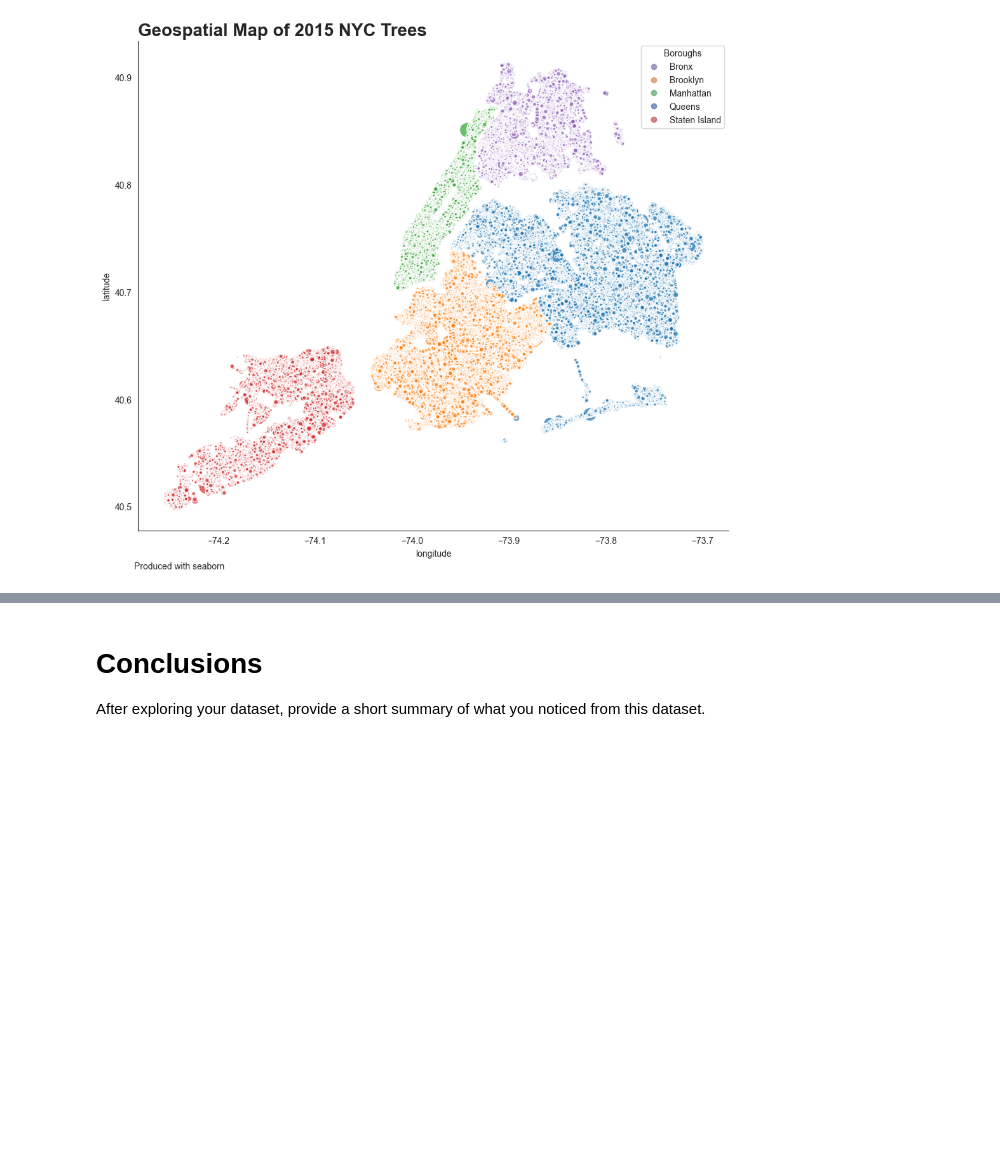
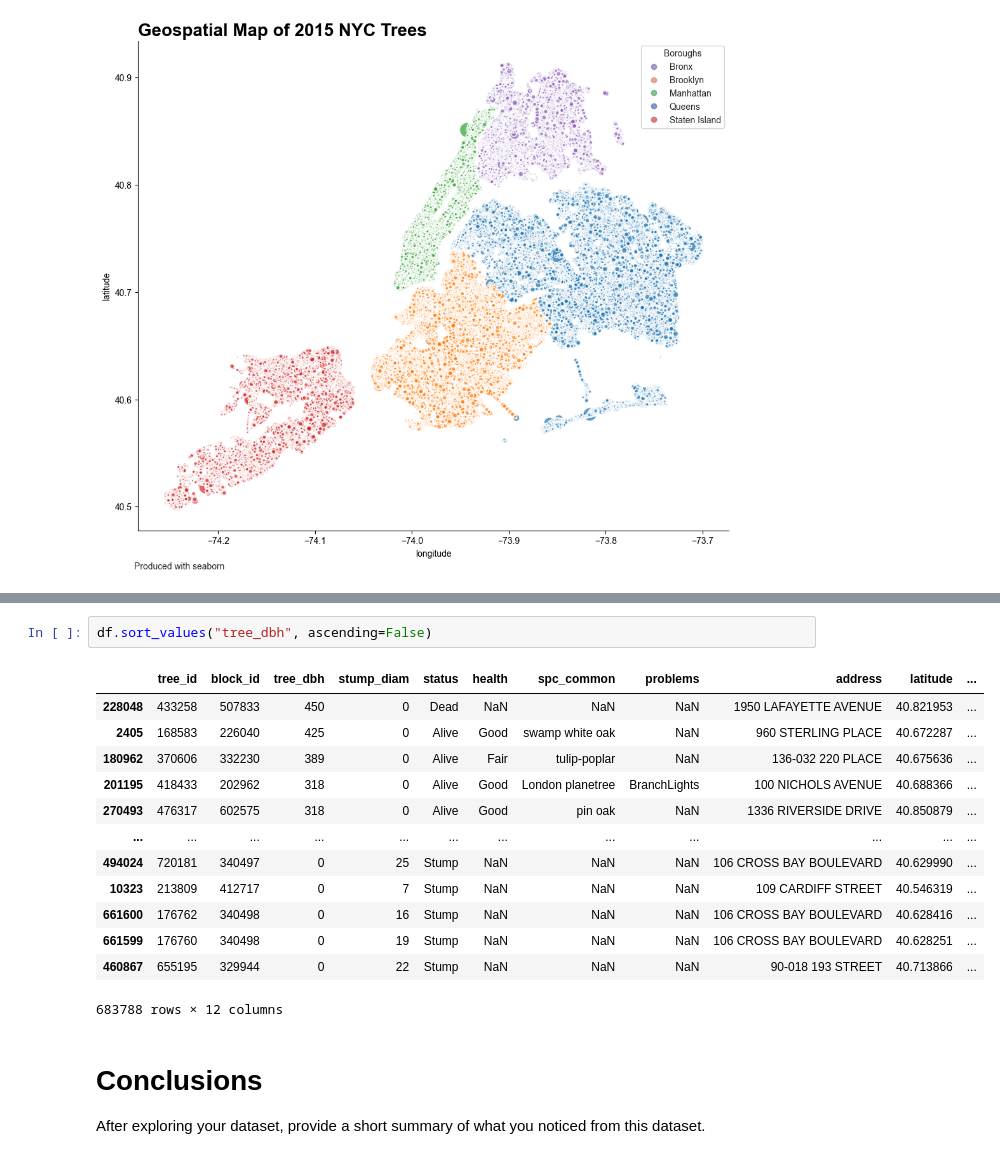
Before and after one commit to kevinhav/data602_assign_8, a Jupyter notebook: 08_assignment.ipynb, the cells around one changed output, grey strips where cells are left out. Cells and saved outputs as stored; diff of their text form; blank space fills up the shorter version.

```diff
--- a/08_assignment.ipynb
+++ b/08_assignment.ipynb
@@ -360,3 +398,19 @@ sns.countplot(df, x="health", hue="status")
+# %%
+df.sort_values("tree_dbh", ascending=False)
+# %% [output]
+|  | tree_id | block_id | tree_dbh | stump_diam | status | health | spc_common | problems | address | latitude | ... |
+| 228048 | 433258 | 507833 | 450 | 0 | Dead | NaN | NaN | NaN | 1950 LAFAYETTE AVENUE | 40.821953 | ... |
+| 2405 | 168583 | 226040 | 425 | 0 | Alive | Good | swamp white oak | NaN | 960 STERLING PLACE | 40.672287 | ... |
+| 180962 | 370606 | 332230 | 389 | 0 | Alive | Fair | tulip-poplar | NaN | 136-032 220 PLACE | 40.675636 | ... |
+| 201195 | 418433 | 202962 | 318 | 0 | Alive | Good | London planetree | BranchLights | 100 NICHOLS AVENUE | 40.688366 | ... |
+| 270493 | 476317 | 602575 | 318 | 0 | Alive | Good | pin oak | NaN | 1336 RIVERSIDE DRIVE | 40.850879 | ... |
+| ... | ... | ... | ... | ... | ... | ... | ... | ... | ... | ... | ... |
+| 494024 | 720181 | 340497 | 0 | 25 | Stump | NaN | NaN | NaN | 106 CROSS BAY BOULEVARD | 40.629990 | ... |
+| 10323 | 213809 | 412717 | 0 | 7 | Stump | NaN | NaN | NaN | 109 CARDIFF STREET | 40.546319 | ... |
+| 661600 | 176762 | 340498 | 0 | 16 | Stump | NaN | NaN | NaN | 106 CROSS BAY BOULEVARD | 40.628416 | ... |
+| 661599 | 176760 | 340498 | 0 | 19 | Stump | NaN | NaN | NaN | 106 CROSS BAY BOULEVARD | 40.628251 | ... |
+| 460867 | 655195 | 329944 | 0 | 22 | Stump | NaN | NaN | NaN | 90-018 193 STREET | 40.713866 | ... |
+683788 rows × 12 columns
 # %% [markdown]
 # Conclusions
 
```
Also changed, not shown: parts of 12 cells of this notebook.
